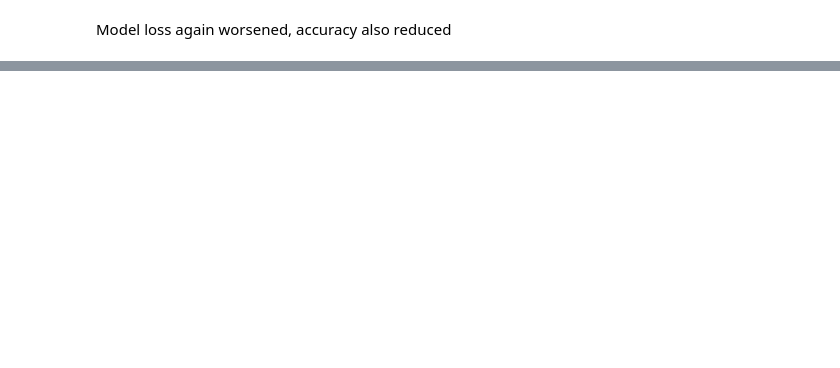
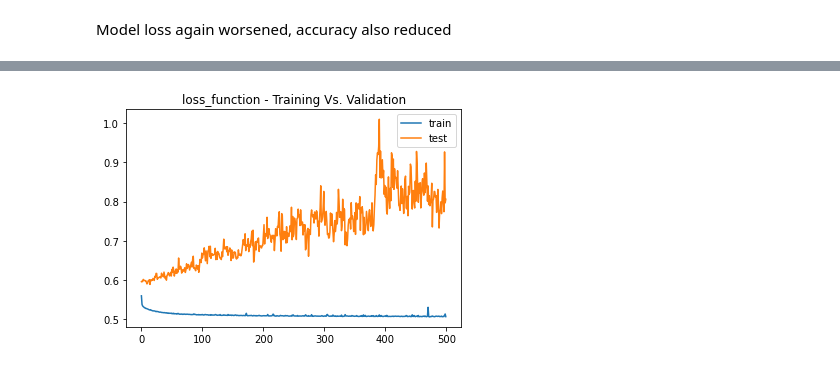
Before and after one commit to Forte42/Deep_Learning_Startup_Analyzer, a Jupyter notebook: venture_funding_with_deep_learning.ipynb, the cells around one changed output, grey strips where cells are left out. Saved outputs shown, nothing was run; the diff lists cells and outputs as text; code cells hidden in the pictures; blank space fills up the shorter version.

Commit message:
Finished alternative models

```diff
--- a/venture_funding_with_deep_learning.ipynb
+++ b/venture_funding_with_deep_learning.ipynb
@@ -689,0 +597,23 @@ Model loss again worsened, accuracy also reduced
+# %%
+# Create the Sequential model instance
+nn_A3 = Sequential()
+# %%
+# First hidden layer
+nn_A3.add(Dense(units=hidden_nodes_layer1_A3, input_dim=number_input_features, activation='relu'))
+
+# Second hidden layer
+
+nn_A3.add(Dense(units=hidden_nodes_layer2_A3, activation='relu'))
+
+# Third hidden layer
+nn_A3.add(Dense(units=hidden_nodes_layer3_A3, activation='relu'))
+
+#  Fourth hidden layer
+nn_A3.add(Dense(units=hidden_nodes_layer4_A3, activation='relu'))
+
+# Output layer
+nn_A3.add(Dense(units=1,  activation='sigmoid'))
+
+
+# Check the structure of the model
+nn_A3.summary()
@@ -689,0 +640,6 @@ Model loss again worsened, accuracy also reduced
+# %%
+# Compile the model
+nn_A3.compile(loss='binary_crossentropy', optimizer='adam', metrics='accuracy')
+# %%
+# Fit the model
+model_A3 =  nn_A3.fit(X_scaled, y, validation_split=0.3, epochs=500)
@@ -689,0 +675,9 @@ Model loss again worsened, accuracy also reduced
+# %%
+# Train vs test for loss
+plt.plot(model_A3.history["loss"])
+plt.plot(model_A3.history["val_loss"])
+plt.title("loss_function - Training Vs. Validation")
+plt.legend(["train", "test"])
+plt.show()
+# %% [output]
+[figure, added]
```
Also changed, not shown: parts of 56 cells of this notebook, 4 other files.
